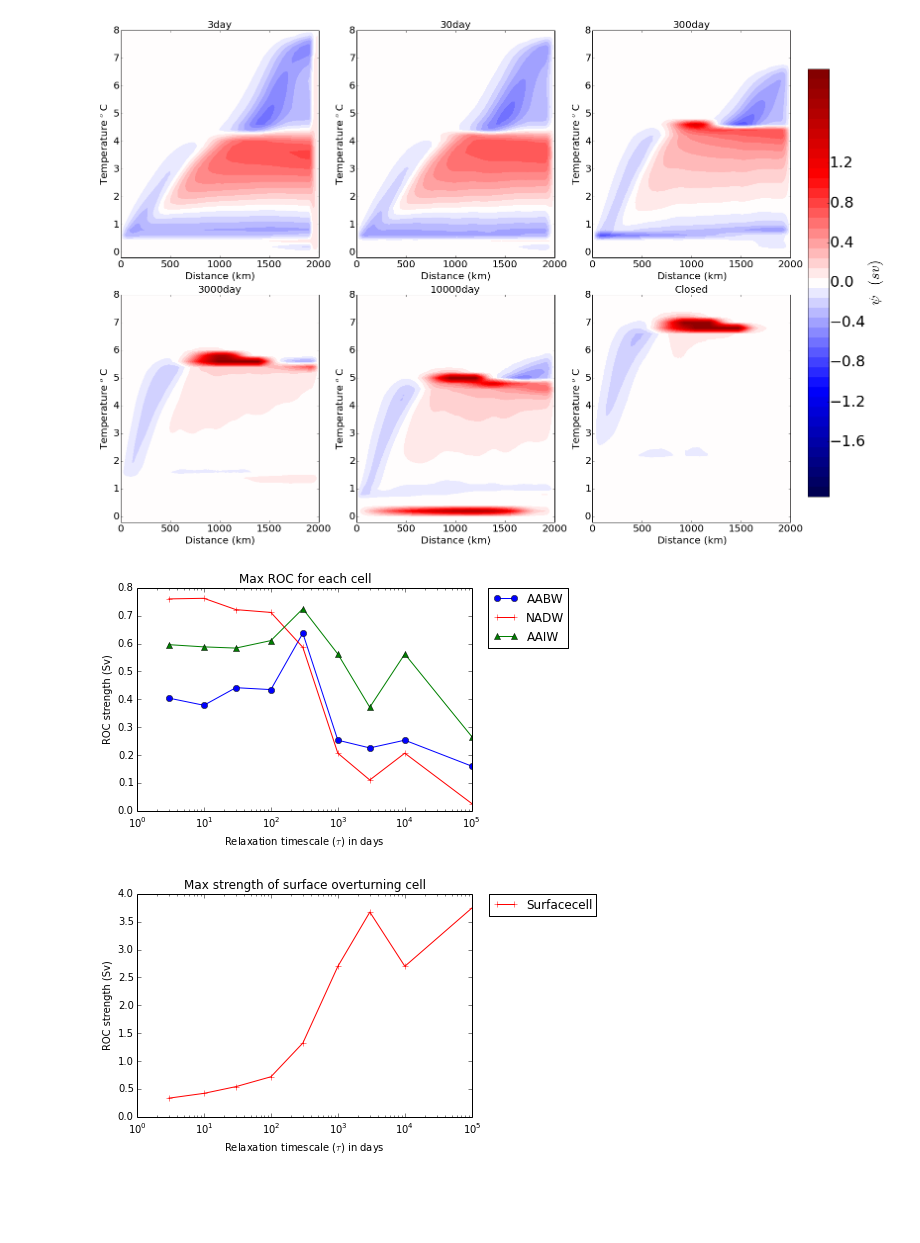
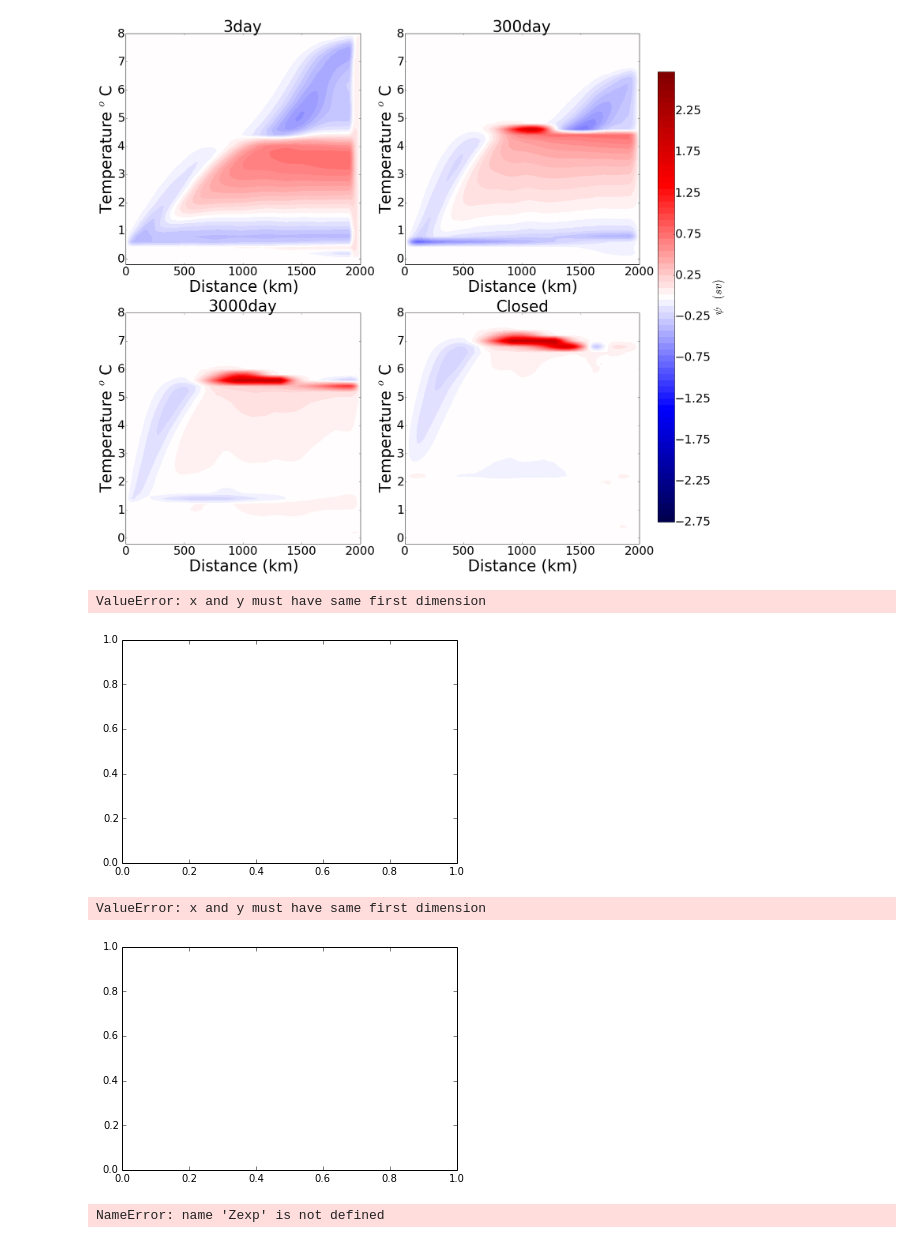
Before and after one commit to hlburns/Notebooks, a Jupyter notebook: Plotters/RMOC panels.ipynb, the cells around one changed output. Saved outputs shown, nothing was run; the diff lists cells and outputs as text; code cells hidden in the pictures; blank space fills up the shorter version.

```diff
--- a/Plotters/RMOC panels.ipynb
+++ b/Plotters/RMOC panels.ipynb
@@ -8,11 +8,13 @@ import sys
 import glob
 import matplotlib.gridspec as gridspec
 # %%
-Year='240-260Psi.nc'
+Year='280-300Psi.nc'
 # %%
 #tau=['3','10','30','100','300','1000','3000','10000','Closed']
-tau=['3','30','300','3000','10000','Closed']
-x='/noc/msm/scratch/students/hb1g13/Mobilis'
+#tau=['3','30','300','3000','10000','Closed']
+tau=['3','300','3000','Closed']
+x='/hpcdata/scratch/hb1g13/NchannelFlat'
+#x='/noc/msm/scratch/students/hb1g13/Mobilis'
 # %%
 check=0
 runs=[]
@@ -28,7 +30,7 @@ u...)'
 # %%
 Runs=np.array(runs)
 # %%
-fig=plt.figure(figsize=(20.0,15.0))
+fig=plt.figure(figsize=(20.0,20.0))
 NADW=[]
 AAIW=[]
 SURF=[]
@@ -54,51 +56,51 @@ for i in range(len(Runs)):
     Rho=Rho[0:nolayers]#The layers package bins a layer so adjust \
     start=int(np.divide(ti[0],(86400*360)))#Find run start and sto\
     end=int(np.divide(ti[-1],(86400*360)))
-    Q_levs = (np.arange(-22,22)+0.5)
+    Q_levs = np.arange(-27.5,27.5,.75)
     Psi_levs = Q_levs / 10
-    Q_ticks = np.arange(-16,16,4.)
+    Q_ticks = np.arange(-27.5,27.5,5.)
     Psi_ticks = Q_ticks / 10
     #if np.max(abs(psi))>1:
     #   Psi_levs = (np.arange(-30,30)+0.5)/10
-    ax = fig.add_subplot(2, 3, i+1)
+    ax = fig.add_subplot(2, 2, i+1)
     #CF=plt.subplot(3,2,i+1)
     surf=np.max(psi[22::,40:-40])
     psi[psi>2]=2 #Force scale
     p=ax.contourf(y,Rho,psi,Psi_levs,cmap=plt.cm.seismic) #Use b2r colourmap
     #clim(-1,1) # Put 0 to white
     #cbar=plt.colorbar(cf, ticks=Psi_ticks, shrink=0.8)
-    ax.set_title(str(tau[Runs[i]])+'day',fontsize=20)
+    ax.set_title(str(tau[Runs[i]])+'day',fontsize=40)
     #psineg = np.ma.masked_less(psi, 0)
     #psipos = np.ma.masked_greater(psi, 0)
     #nadw=np.sum(psipos[6:24,:])
     #aabw=np.sum(psineg[0:24,:])
     #aaiw=np.sum(psineg[24::,:])
     nadw=np.max(psi[6:22,40:-40])
     aabw=np.min(psi[0:24,50:-50])
     aaiw=np.min(psi[24::,40:-40])
     NADW.append(nadw)
     AABW.append(aabw)
     AAIW.append(aaiw)
     SURF.append(surf)
     if str(tau[Runs[i]])=='Closed':
-        ax.set_title(str(tau[Runs[i]]),fontsize=20)
-    ax.set_xlabel('Distance (km)',fontsize=20)
-    ax.set_ylabel('Temperature $^o$C',fontsize=20)
-    ax.tick_params(axis='both', which='major', labelsize=20)
+        ax.set_title(str(tau[Runs[i]]),fontsize=40)
+    ax.set_xlabel('Distance (km)',fontsize=40)
+    ax.set_ylabel('Temperature $^o$C',fontsize=40)
+    ax.tick_params(axis='both', which='major', labelsize=30)
     #cbar=plt.colorbar(p, ticks=Psi_ticks, shrink=0.8)
     #ax.set_clim(-1,1)
     #cbar.ax.set_ylabel('$\psi \,\, (sv)$')
 plt.tight_layout()
 cax = fig.add_axes([1, 0.1, 0.03, 0.8])
 cbar=fig.colorbar(p, cax=cax,ticks=Psi_ticks)
 cbar.ax.set_ylabel('$\psi \,\, (sv)$',fontsize=30)
 cbar.ax.tick_params(labelsize=30)
 q=( os.path.expanduser('~')+"/Figures/Mobilis")
 if not os.path.exists(q):
        os.makedirs(q)
 plt.savefig(q+"/Psirespanel"+str(start)+"-"+str(end)+".png")
 # %% [output]
-[figure, old version]
+[figure, new version]
 # %%
 tau[8]=100000
 plt.plot(tau,abs(np.array(AABW)),label='AABW',marker='o')
@@ -111,7 +113,8 @@ plt.title('Max ROC for each cell')
 lgd=plt.legend(bbox_to_anchor=(1.05, 1), loc=2, borderaxespad=0.)
 tau[8]='Closed'
 # %% [output]
+ValueError: x and y must have same first dimension
-[figure, old version]
+[figure, new version]
 # %%
 tau[8]=100000
 plt.plot(tau,abs(np.array(SURF)),'r',label='Surfacecell',marker='+')
@@ -122,4 +125,9 @@ plt.title('Max strength of surface overturning cell')
 lgd=plt.legend(bbox_to_anchor=(1.05, 1), loc=2, borderaxespad=0.)
 tau[8]='Closed'
 # %% [output]
+ValueError: x and y must have same first dimension
-[figure, old version]
+[figure, new version]
+# %%
+Zexp[20]
+# %% [output]
+NameError: name 'Zexp' is not defined
```
Also changed, not shown: 9 other files.
